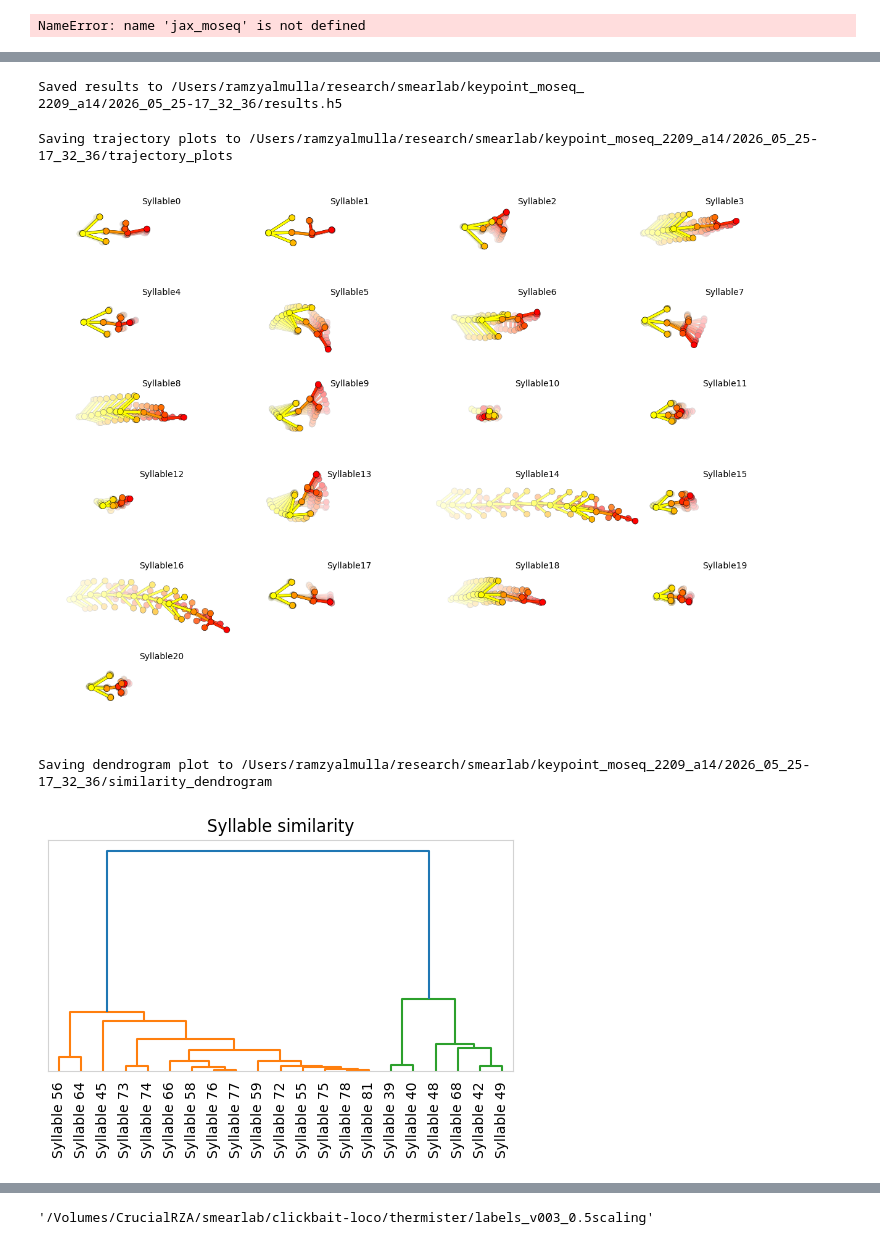
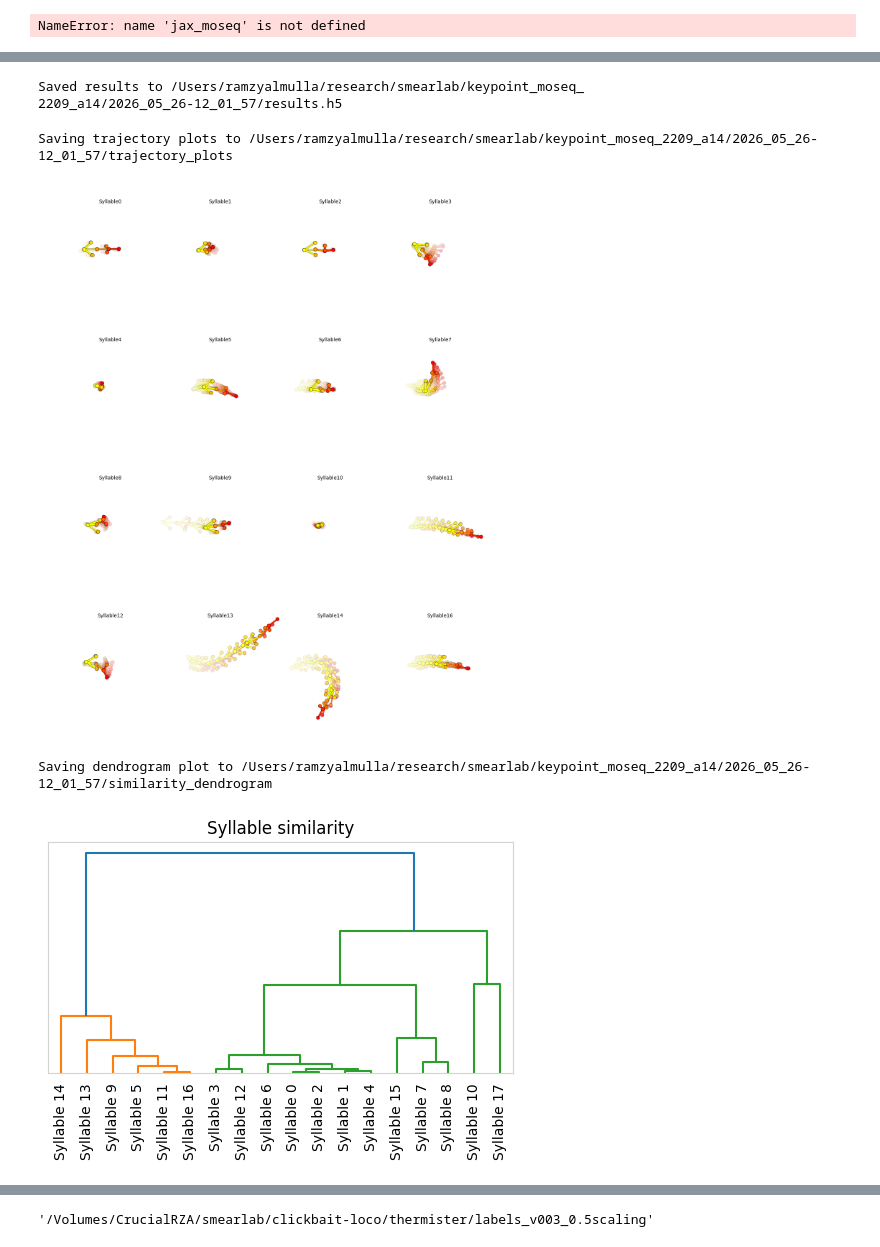
Before and after one commit to ramzymulla/BYOD, a Jupyter notebook: kpmoseq.ipynb, the cells around one changed output, grey strips where cells are left out. Drawn from its saved outputs; the diff is of its cells as text; code cells hidden in the pictures.

```diff
--- a/kpmoseq.ipynb
+++ b/kpmoseq.ipynb
@@ -145,6 +145,6 @@ t_moseq_2209_a14/2026_05_26-12_01_57
 # %%
 
-model_name = '2026_05_25-17_32_36'
+model_name = '2026_05_26-12_01_57'
 # %%
 # load the most recent model checkpoint
 model, data, metadata, current_iter = kpms.load_checkpoint(project_dir, model_name)
@@ -156,20 +156,20 @@ kpms.reindex_syllables_in_checkpoint(project_dir, model_name);
 results = kpms.extract_results(model, metadata, project_dir, model_name)
 # %% [output]
 Saved results to /Users/ramzyalmulla/research/smearlab/keypoint_moseq_
-2209_a14/2026_05_25-17_32_36/results.h5
+2209_a14/2026_05_26-12_01_57/results.h5
 # %%
-results = kpms.load_results(project_dir, model_name)
+# results = kpms.load_results(project_dir, model_name)
 kpms.generate_trajectory_plots(coordinates, results,
                                project_dir, model_name,
                                **config())
 # %% [output]
-Saving trajectory plots to /Users/ramzyalmulla/research/smearlab/keypoint_moseq_2209_a14/2026_05_25-17_32_36/trajectory_plots
+Saving trajectory plots to /Users/ramzyalmulla/research/smearlab/keypoint_moseq_2209_a14/2026_05_26-12_01_57/trajectory_plots
-[figure, old version]
+[figure, new version]
 # %%
 kpms.plot_similarity_dendrogram(coordinates, results, project_dir, model_name,**config())
 # %% [output]
-Saving dendrogram plot to /Users/ramzyalmulla/research/smearlab/keypoint_moseq_2209_a14/2026_05_25-17_32_36/similarity_dendrogram
+Saving dendrogram plot to /Users/ramzyalmulla/research/smearlab/keypoint_moseq_2209_a14/2026_05_26-12_01_57/similarity_dendrogram
-[figure, old version]
+[figure, new version]
 # %%
 video_dir = str(Path(base_path_str))  # any directory containing videos (e.g. .mp4, .avi) and/or sleap files with predictions for those videos
 kpms.update_config(project_dir,video_dir=video_dir)
```
Also changed, not shown: parts of 3 cells of this notebook.
